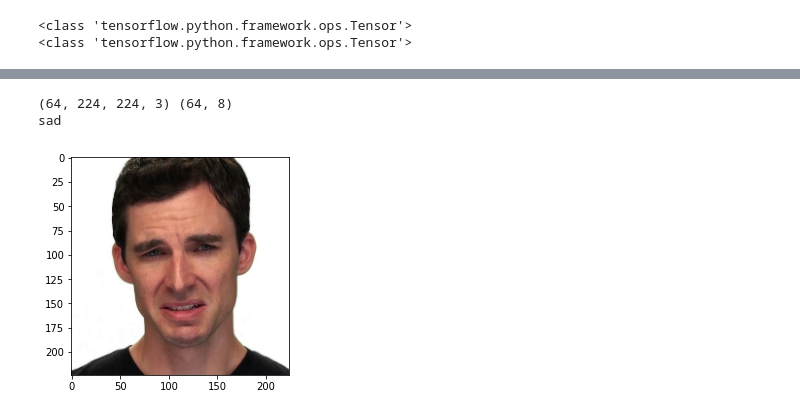
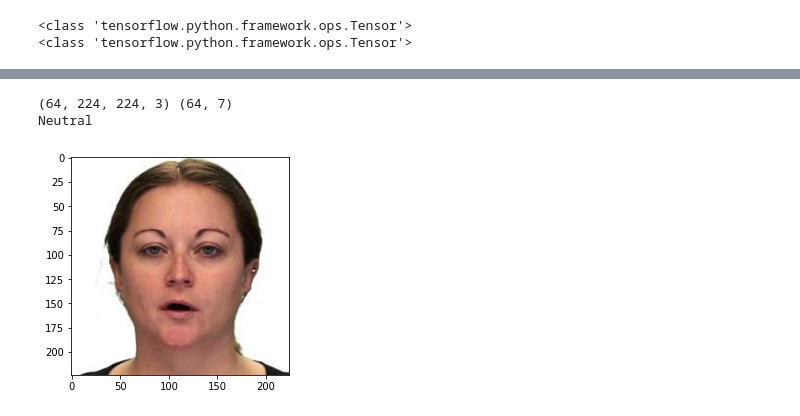
Before and after one commit to Guarosa/Guarosa_AI, a Jupyter notebook: facial_emotion_recognition/facial_image_cropped_version_TF.ipynb, the cells around one changed output, grey strips where cells are left out. Saved outputs shown, nothing was run; the diff lists cells and outputs as text; code cells hidden in the pictures.

```diff
--- a/facial_emotion_recognition/facial_image_cropped_version_TF.ipynb
+++ b/facial_emotion_recognition/facial_image_cropped_version_TF.ipynb
@@ -278,9 +380,9 @@ Start converting
 # %% [markdown]
 # 4. TFrecord 테스트
 # %%
-train_tfrecord_path = pth.join('./data/emotion_crop_tf', 'tf_record_train.tfrecords')
-valid_tfrecord_path = pth.join('./data/emotion_crop_tf', 'tf_record_valid.tfrecords')
+train_tfrecord_path = pth.join('./data/emotion_crop_re_tf', 'tf_record_train_7.tfrecords')
+valid_tfrecord_path = pth.join('./data/emotion_crop_re_tf', 'tf_record_valid_7.tfrecords')
 
 BUFFER_SIZE = 256
 BATCH_SIZE = 64
-NUM_CLASS = 8
+NUM_CLASS = 7
@@ -333,3 +459,27 @@ with tf.device('/device:GPU:0'):
 # %% [output]
 <class 'tensorflow.python.framework.ops.Tensor'>
 <class 'tensorflow.python.framework.ops.Tensor'>
+# %%
+for batch_x, batch_y in dataset:
+    print(batch_x.shape, batch_y.shape)
+    print(batch_y[0].numpy())
+
+    target_class = np.argmax(batch_y[0].numpy())
+
+    if target_class == 0:
+        target_class = 7
+
+
+    print(label_dict[target_class])
+
+#     if target_class==1:
+#         plt.figure()
+#         plt.imshow(batch_x[0].numpy())
+#         plt.show()
+#         break
+
+    plt.figure()
+    plt.imshow(batch_x[0].numpy())
+    plt.show()
+
+    break
@@ -336,16 +491,21 @@ with tf.device('/device:GPU:0'):
 # %%
-for batch_x, batch_y in dataset:
+for batch_x, batch_y in valid_dataset:
     print(batch_x.shape, batch_y.shape)
 
     target_class = np.argmax(batch_y[0].numpy())
+    #print(target_class)
+
+    if target_class == 0:
+        target_class = 7
+
     print(label_dict[target_class])
 
     plt.figure()
     plt.imshow(batch_x[0].numpy())
     plt.show()
 
     break
 # %% [output]
-(64, 224, 224, 3) (64, 8)
-sad
+(64, 224, 224, 3) (64, 7)
+Neutral
-[figure, old version]
+[figure, new version]
```
Also changed, not shown: parts of 15 cells of this notebook, 3 other files.
